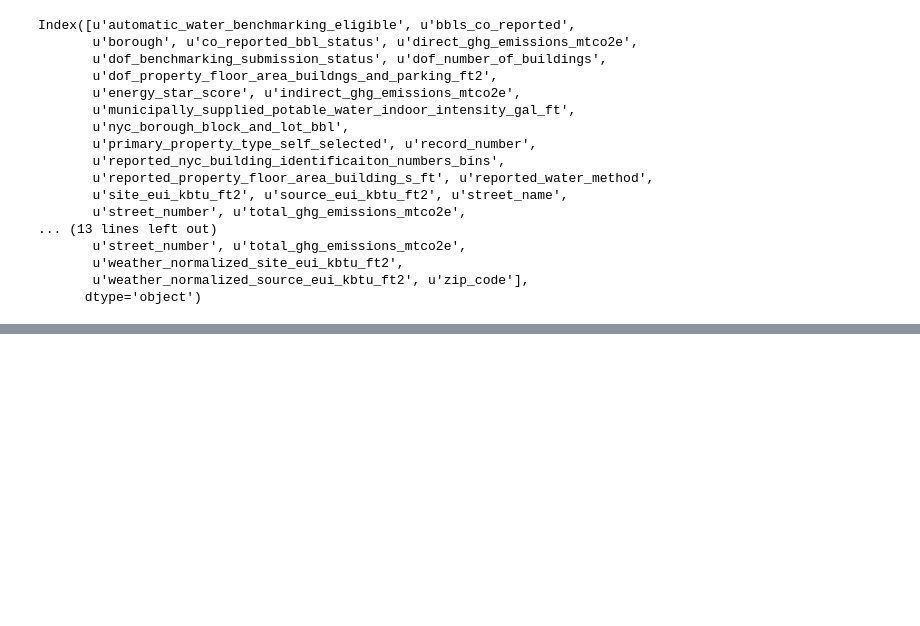
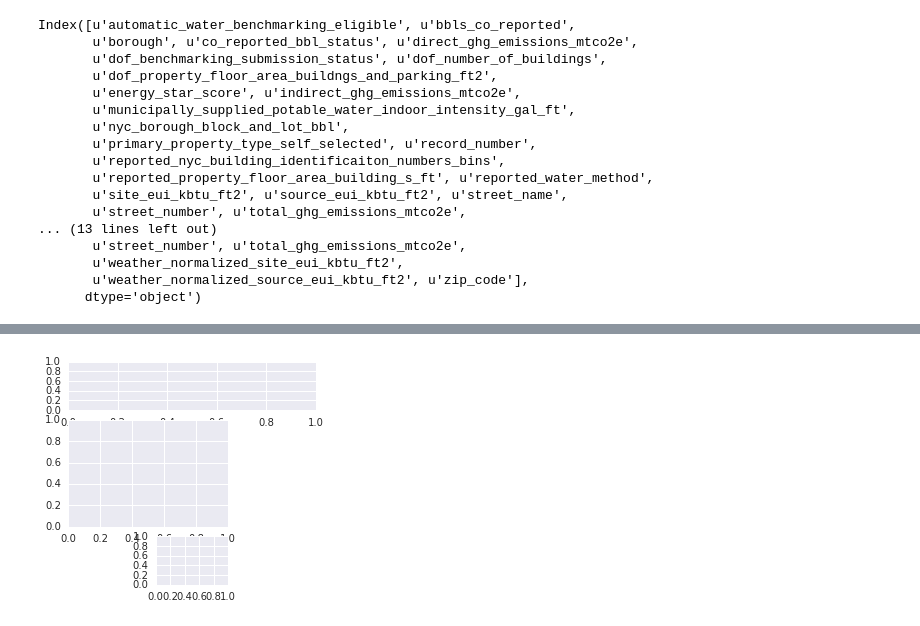
Before and after one commit to alephcero/PUI2016_fdg224, a Jupyter notebook: HW6_fdg224/HW6_1_fdg224.ipynb, the cells around one changed output, grey strips where cells are left out. Drawn from its saved outputs; the diff is of its cells as text; code cells hidden in the pictures; blank space fills up the shorter version.

```diff
--- a/HW6_fdg224/HW6_1_fdg224.ipynb
+++ b/HW6_fdg224/HW6_1_fdg224.ipynb
@@ -144,0 +148,6 @@ numpy.float64
+# %%
+ax = plt.subplot2grid((4,4),(0, 0), colspan=3,rowspan=1)
+ax2 = plt.subplot2grid((4,4),(1, 0), colspan=2,rowspan=2)
+ax3 = plt.subplot2grid((4,4), (3, 1), colspan=1,rowspan=3)
+# %% [output]
+[figure, added]
```
Also changed, not shown: parts of 16 cells of this notebook.
